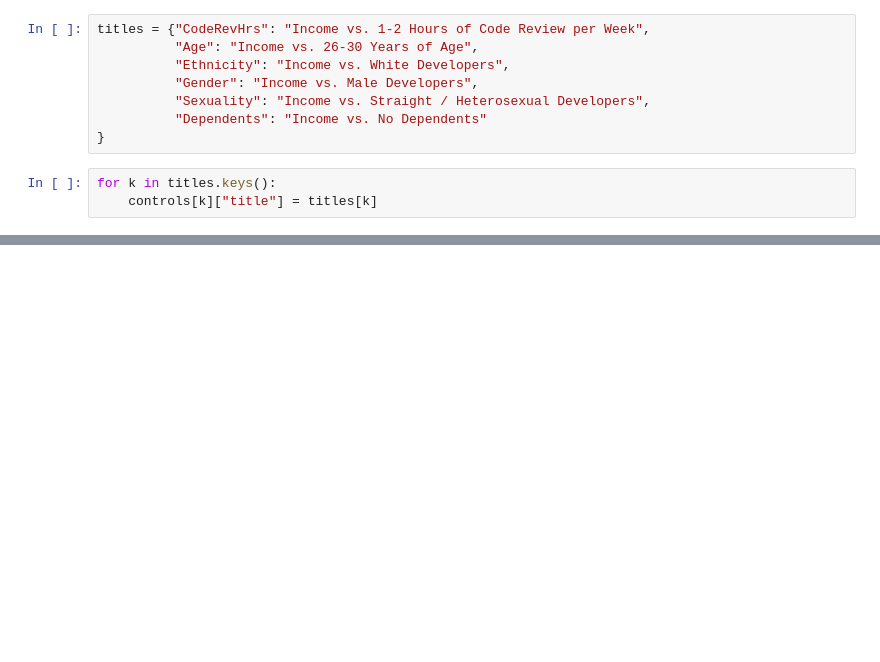
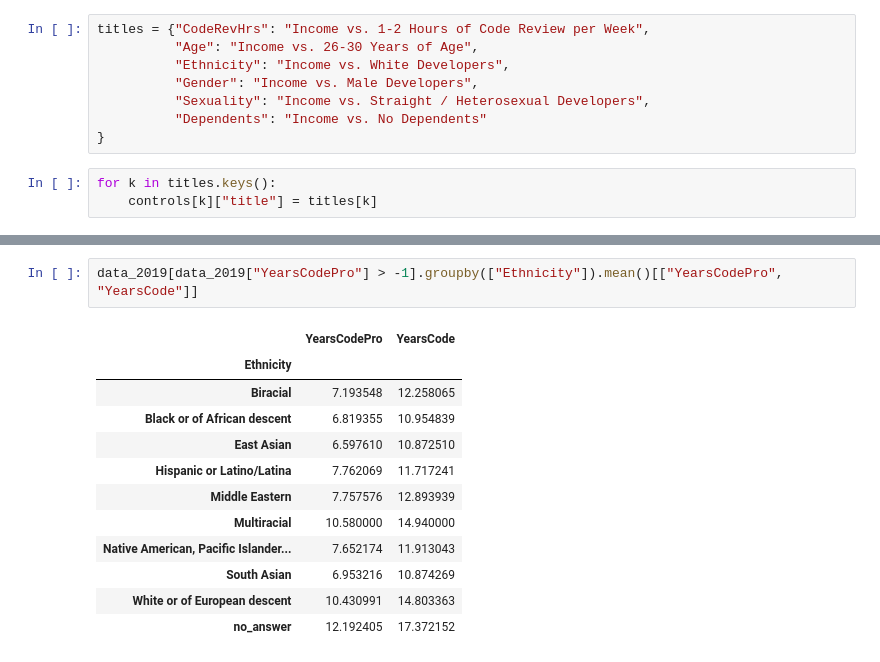
Before and after one commit to whoisnnamdi/highest-paid-software-developer-2019, a Jupyter notebook: dev-pay-2.ipynb, the cells around one changed output, grey strips where cells are left out. Cells and saved outputs as stored; diff of their text form; blank space fills up the shorter version.

```diff
--- a/dev-pay-2.ipynb
+++ b/dev-pay-2.ipynb
@@ -639,0 +689,15 @@ output_waterfall(output, coef_full, controls, cat, exp, True)
+# %%
+data_2019[data_2019["YearsCodePro"] > -1].groupby(["Ethnicity"]).mean()[["YearsCodePro", "YearsCode"]]
+# %% [output]
+|  | YearsCodePro | YearsCode |
+| Ethnicity |  |  |
+| Biracial | 7.193548 | 12.258065 |
+| Black or of African descent | 6.819355 | 10.954839 |
+| East Asian | 6.597610 | 10.872510 |
+| Hispanic or Latino/Latina | 7.762069 | 11.717241 |
+| Middle Eastern | 7.757576 | 12.893939 |
+| Multiracial | 10.580000 | 14.940000 |
+| Native American, Pacific Islander... | 7.652174 | 11.913043 |
+| South Asian | 6.953216 | 10.874269 |
+| White or of European descent | 10.430991 | 14.803363 |
+| no_answer | 12.192405 | 17.372152 |
```
Also changed, not shown: parts of 7 cells of this notebook, 5 other files.
